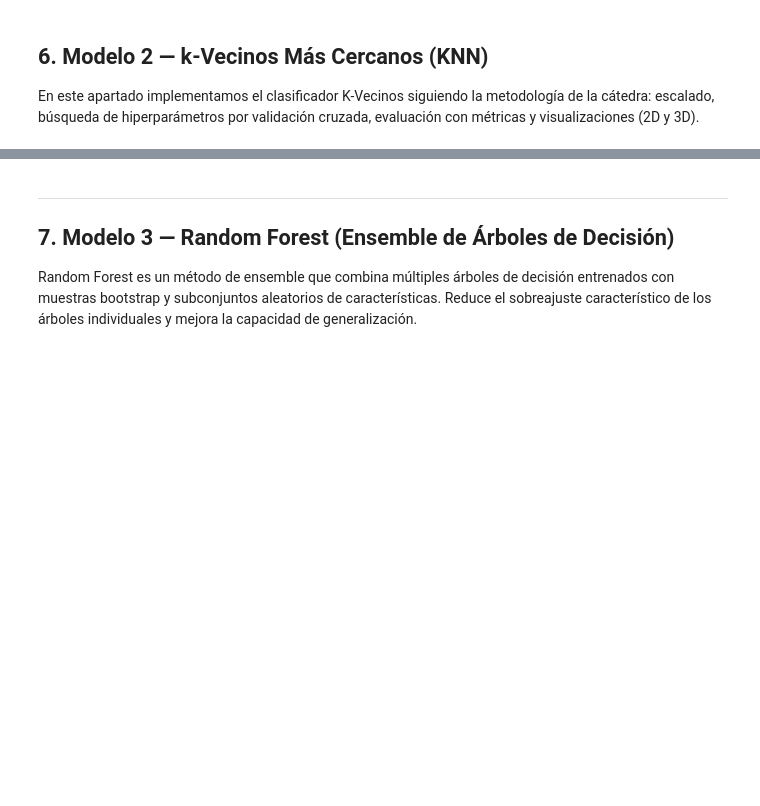
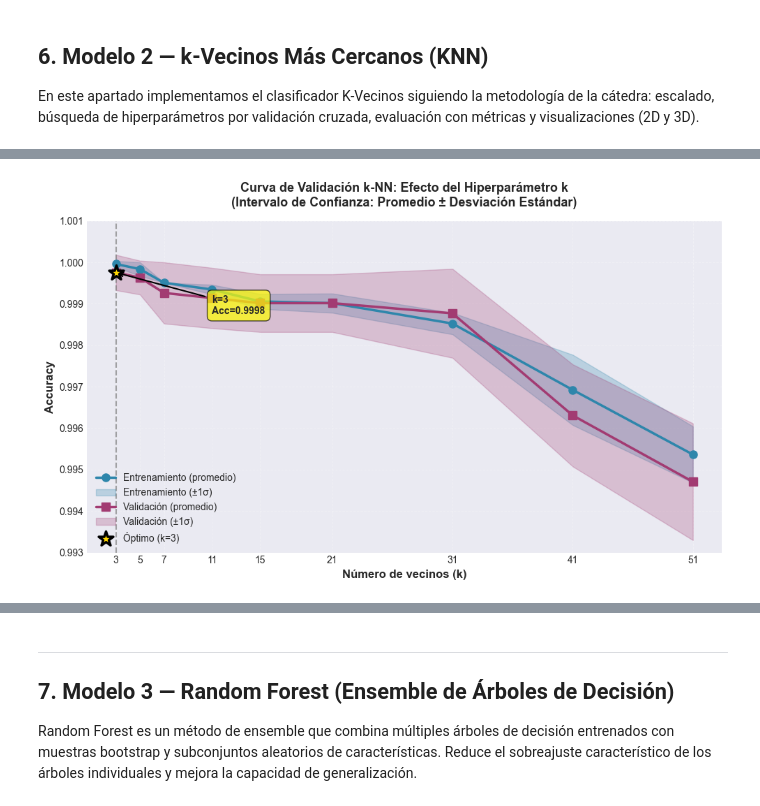
Before and after one commit to caamilo03/Proyecto-final-clasificacion-hongos, a Jupyter notebook: Clasificacion_Hongos_5_Modelos.ipynb, the cells around one changed output, grey strips where cells are left out. Saved outputs shown, nothing was run; the diff lists cells and outputs as text; code cells hidden in the pictures; blank space fills up the shorter version.

```diff
--- a/Clasificacion_Hongos_5_Modelos.ipynb
+++ b/Clasificacion_Hongos_5_Modelos.ipynb
@@ -1366,0 +1510,73 @@ Siguiendo metodología del profesor con funciones personalizadas
+# %%
+# ====================================================================================================
+# FIGURA 1: CURVA DE VALIDACIÓN CON INTERVALOS DE CONFIANZA
+# ====================================================================================================
+# Usar resultados de CV ya calculados en resultados_cv_por_k
+
+plt.figure(figsize=(10, 6))
+
+# Extraer datos de resultados_cv_por_k (ya calculados durante el entrenamiento)
+ks = resultados_cv_por_k['k']
+train_mean = np.array(resultados_cv_por_k['train_acc_mean'])
+train_std = np.array(resultados_cv_por_k['train_acc_std'])
+test_mean = np.array(resultados_cv_por_k['test_acc_mean'])
+test_std = np.array(resultados_cv_por_k['test_acc_std'])
+
+# Línea de entrenamiento
+plt.plot(ks, train_mean, 'o-', color='#2E86AB', linewidth=2.5,
+         markersize=8, label='Entrenamiento (promedio)', zorder=3)
+
+# Intervalo de confianza para entrenamiento (sombreado)
+plt.fill_between(ks, train_mean - train_std, train_mean + train_std,
+                 alpha=0.25, color='#2E86AB', label='Entrenamiento (±1σ)')
+
+# Línea de validación
+plt.plot(ks, test_mean, 's-', color='#A23B72', linewidth=2.5,
+         markersize=8, label='Validación (promedio)', zorder=3)
+
+# Intervalo de confianza para validación (sombreado)
+plt.fill_between(ks, test_mean - test_std, test_mean + test_std,
+                 alpha=0.25, color='#A23B72', label='Validación (±1σ)')
+
+# Marcar el mejor k (mayor accuracy en validación)
+idx_mejor = np.argmax(test_mean)
+mejor_k_grafica = ks[idx_mejor]
+mejor_acc = test_mean[idx_mejor]
+
+plt.axvline(x=mejor_k_grafica, color='gray', linestyle='--', linewidth=1.5, alpha=0.7, zorder=1)
+plt.scatter([mejor_k_grafica], [mejor_acc], s=250, color='gold', edgecolors='black',
+            linewidths=2.5, marker='*', label=f'Óptimo (k={mejor_k_grafica})', zorder=4)
+
+# Anotación del punto óptimo
+plt.annotate(f'k={mejor_k_grafica}\nAcc={mejor_acc:.4f}',
+             xy=(mejor_k_grafica, mejor_acc),
+             xytext=(mejor_k_grafica + 8, mejor_acc - 0.0010),
+             fontsize=10, fontweight='bold',
+             bbox=dict(boxstyle='round,pad=0.5', facecolor='yellow', alpha=0.7),
+             arrowprops=dict(arrowstyle='->', lw=1.5, color='black'))
+
+# Configuración de ejes
+plt.xlabel('Número de vecinos (k)', fontsize=12, fontweight='bold')
+plt.ylabel('Accuracy', fontsize=12, fontweight='bold')
+plt.title('Curva de Validación k-NN: Efecto del Hiperparámetro k\n(Intervalo de Confianza: Promedio ± Desviación Estándar)',
+          fontsize=13, fontweight='bold', pad=15)
+
+plt.xticks(ks, fontsize=10)
+plt.yticks(fontsize=10)
+plt.grid(True, alpha=0.3, linestyle='--', linewidth=0.7)
+plt.legend(loc='lower left', fontsize=10, framealpha=0.95)
+
+plt.ylim([0.993, 1.001])
+plt.tight_layout()
+plt.show()
+
+print("\n" + "="*100)
+print("INTERPRETACIÓN DE LA CURVA DE VALIDACIÓN")
+print("="*100)
+print(f"✓ Comportamiento Train: Decrece con k (de {train_mean[0]:.4f} a {train_mean[-1]:.4f})")
+print(f"✓ Comportamiento Validation: Forma de 'U' invertida, máximo en k={mejor_k_grafica}")
+print(f"✓ Mejor k encontrado: {mejor_k_grafica} (Accuracy validación = {mejor_acc:.4f} ± {test_std[idx_mejor]:.4f})")
+print(f"✓ Trade-off sesgo-varianza: k muy bajo → sobreajuste, k muy alto → subajuste")
+print("="*100)
+# %% [output]
+[figure, added]
```
Also changed, not shown: parts of 11 cells of this notebook.
